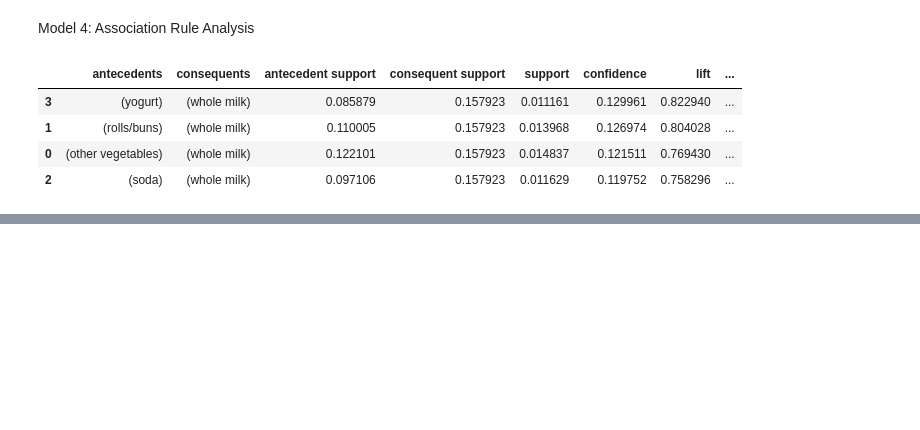
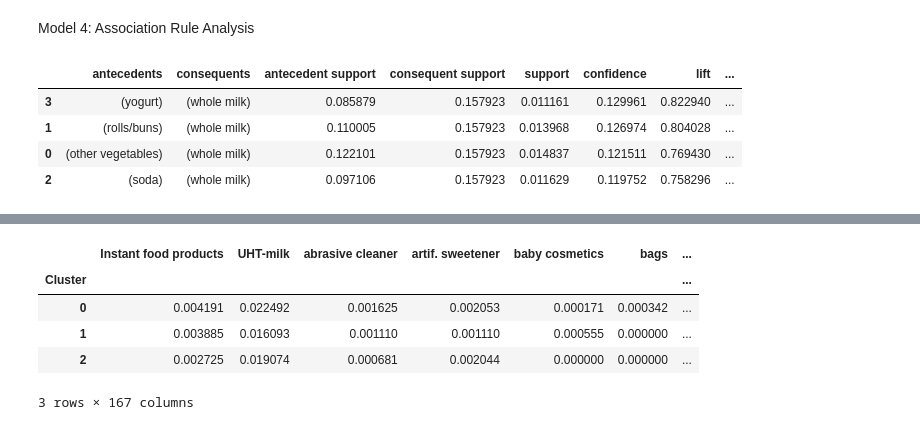
Before and after one commit to Prajkta11222/Market-Basket-Analysis-ML, a Jupyter notebook: MARKET_BASKET_ML(CS23024,CS23031).ipynb, the cells around one changed output, grey strips where cells are left out. Drawn from its saved outputs; the diff is of its cells as text; code cells hidden in the pictures; blank space fills up the shorter version.

```diff
--- a/MARKET_BASKET_ML(CS23024,CS23031).ipynb
+++ b/MARKET_BASKET_ML(CS23024,CS23031).ipynb
@@ -265,0 +297,13 @@ strong_rules.sort_values(by="lift", ascending=False).head(10)
+# %%
+# Apply KMeans with 3 clusters
+kmeans = KMeans(n_clusters=3, random_state=0)
+
+kmeans.fit(df)
+
+# Get cluster labels
+labels = kmeans.labels_
+# %%
+# Add cluster labels to dataset
+df['Cluster'] = labels
+
+df.head()
@@ -265,0 +328,9 @@ strong_rules.sort_values(by="lift", ascending=False).head(10)
+# %%
+df.groupby('Cluster').mean()
+# %% [output]
+|  | Instant food products | UHT-milk | abrasive cleaner | artif. sweetener | baby cosmetics | bags | ... |
+| Cluster |  |  |  |  |  |  | ... |
+| 0 | 0.004191 | 0.022492 | 0.001625 | 0.002053 | 0.000171 | 0.000342 | ... |
+| 1 | 0.003885 | 0.016093 | 0.001110 | 0.001110 | 0.000555 | 0.000000 | ... |
+| 2 | 0.002725 | 0.019074 | 0.000681 | 0.002044 | 0.000000 | 0.000000 | ... |
+3 rows × 167 columns
```
Also changed, not shown: parts of 10 cells of this notebook.
